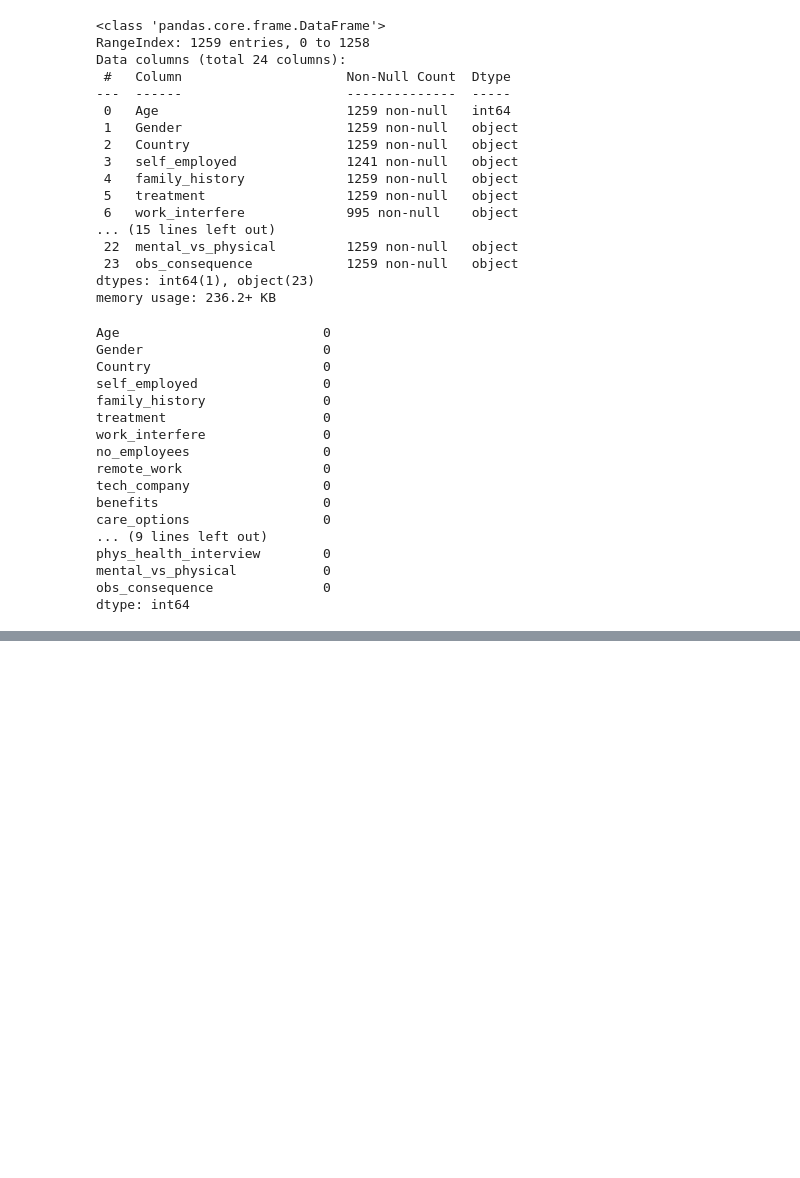
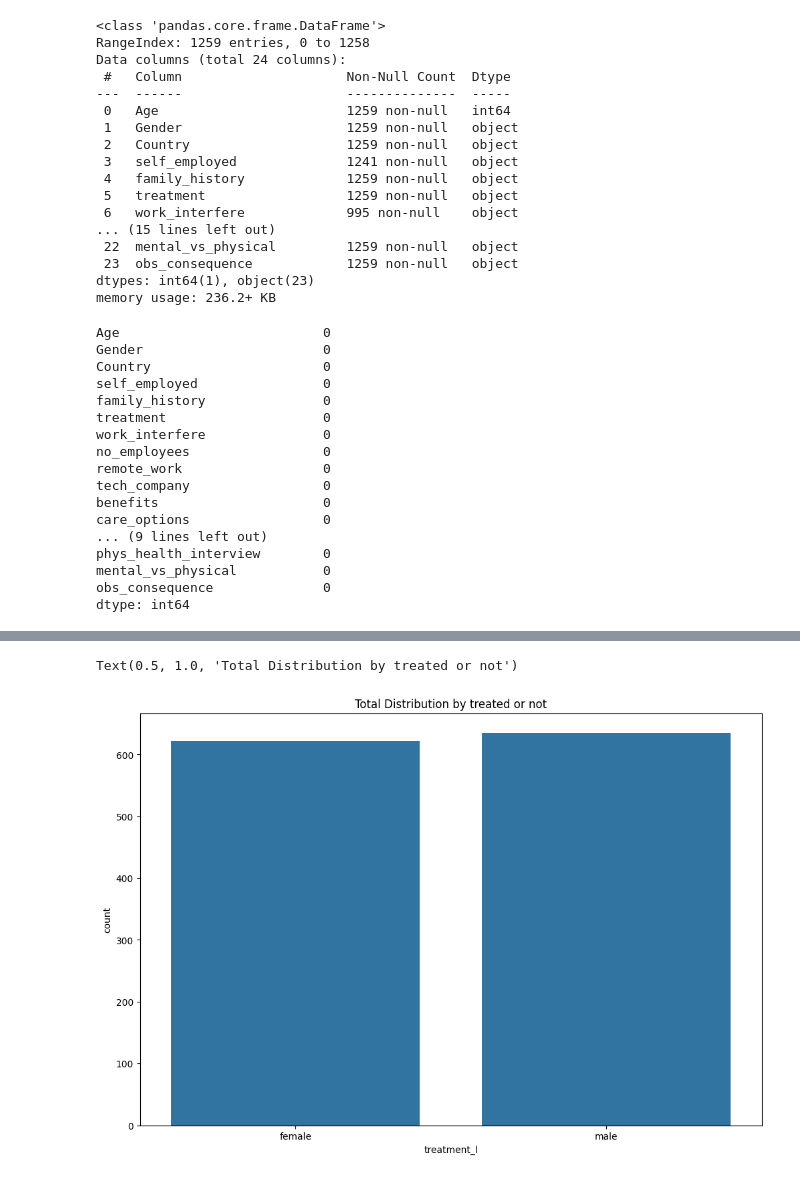
Before and after one commit to ananyadix/mental_health, a Jupyter notebook: mental_health_model.ipynb, the cells around one changed output, grey strips where cells are left out. Drawn from its saved outputs; the diff is of its cells as text; code cells hidden in the pictures; blank space fills up the shorter version.

```diff
--- a/mental_health_model.ipynb
+++ b/mental_health_model.ipynb
@@ -217,0 +270,9 @@ plt.show()
+# %%
+plt.figure(figsize=(12,8))
+labels = x['Gender']
+j = sns.countplot(x="treatment_l", data=df)
+j.set_xticklabels(labels)
+plt.title('Total Distribution by treated or not')
+# %% [output]
+Text(0.5, 1.0, 'Total Distribution by treated or not')
+[figure, added]
```
Also changed, not shown: parts of 13 cells of this notebook.
